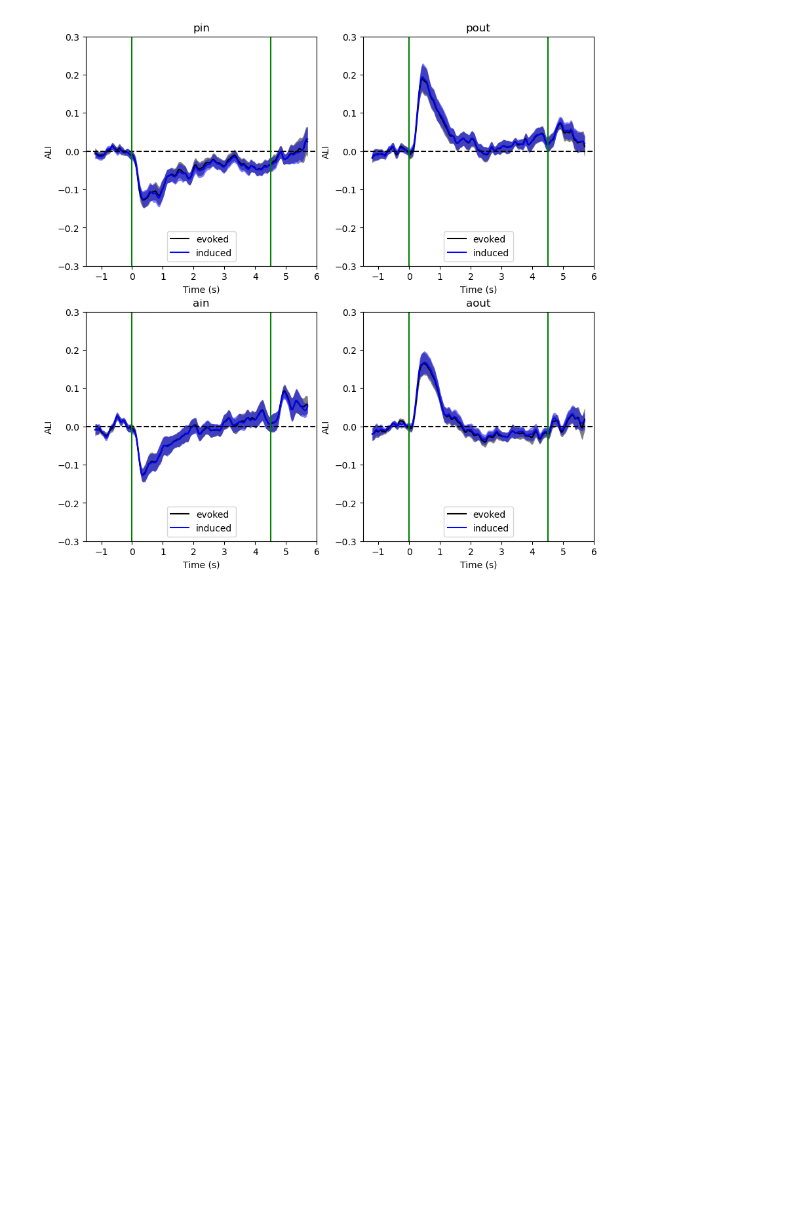
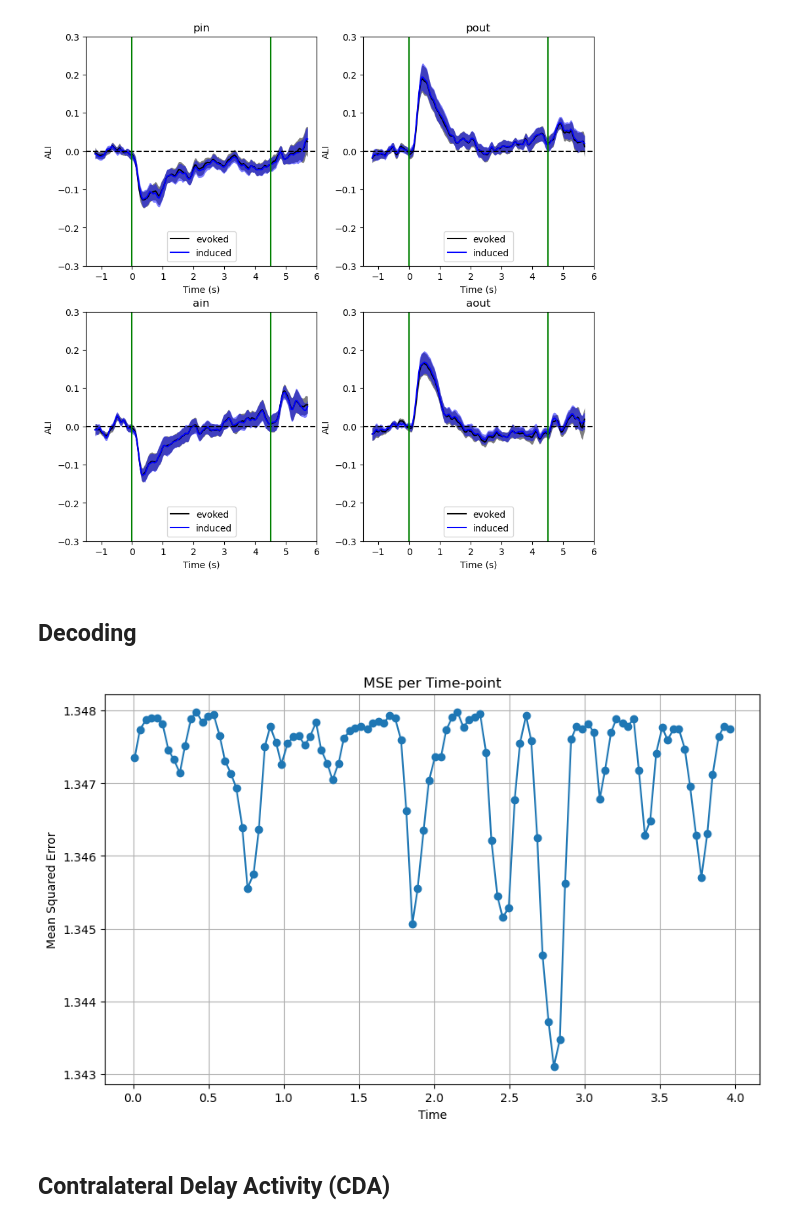
Before and after one commit to mindemory/mgs_stimul, a Jupyter notebook: mgsAnalysis/analysisEEG/run_analysis.ipynb, the cells around one changed output. Cells and saved outputs as stored; diff of their text form; code cells hidden in the pictures; blank space fills up the shorter version.

```diff
--- a/mgsAnalysis/analysisEEG/run_analysis.ipynb
+++ b/mgsAnalysis/analysisEEG/run_analysis.ipynb
@@ -8,6 +8,10 @@ import socket
 import matplotlib.pyplot as plt
 import seaborn as sns
 import warnings
+
+from sklearn.linear_model import LinearRegression
+from sklearn.metrics import mean_squared_error
+from sklearn.model_selection import LeaveOneOut
 warnings.simplefilter("ignore", category=RuntimeWarning)
 
 hostname = socket.gethostname()
@@ -23,6 +27,7 @@ p['meta'] = p['analysis'] + '/meta_analysis'
 p['df_fname'] = os.path.join(p['meta'], 'calib_filtered.csv')
 p['ALI_evoked'] = os.path.join(p['EEGfiles'], 'ALI_evoked.mat')
 p['ALI_induced'] = os.path.join(p['EEGfiles'], 'ALI_induced.mat')
+p['mCDA'] = os.path.join(p['EEGfiles'], 'CDA.mat')
 p['training_data'] = os.path.join(p['EEGfiles'], 'training_data.npy')
 # Load up summary meta-data
 summary_df = pd.read_csv(os.path.join(p['analysis'] + '/EEG_TMS_meta_Summary.csv'))
@@ -134,0 +193,2 @@ for t_type, ax in zip([1,2,3,4], axs.ravel()):
+# %% [markdown]
+## Decoding
@@ -134,0 +248,13 @@ for t_type, ax in zip([1,2,3,4], axs.ravel()):
+# %%
+time_array_relevant = time_array[tidx]
+plt.figure(figsize=(10, 6))
+plt.plot(time_array_relevant, mse_per_timepoint, marker='o')
+plt.xlabel('Time')
+plt.ylabel('Mean Squared Error')
+plt.title('MSE per Time-point')
+plt.grid(True)
+plt.show()
+# %% [output]
+[figure, added]
+# %% [markdown]
+## Contralateral Delay Activity (CDA)
```
Also changed, not shown: parts of 7 cells of this notebook, 6 other files.
